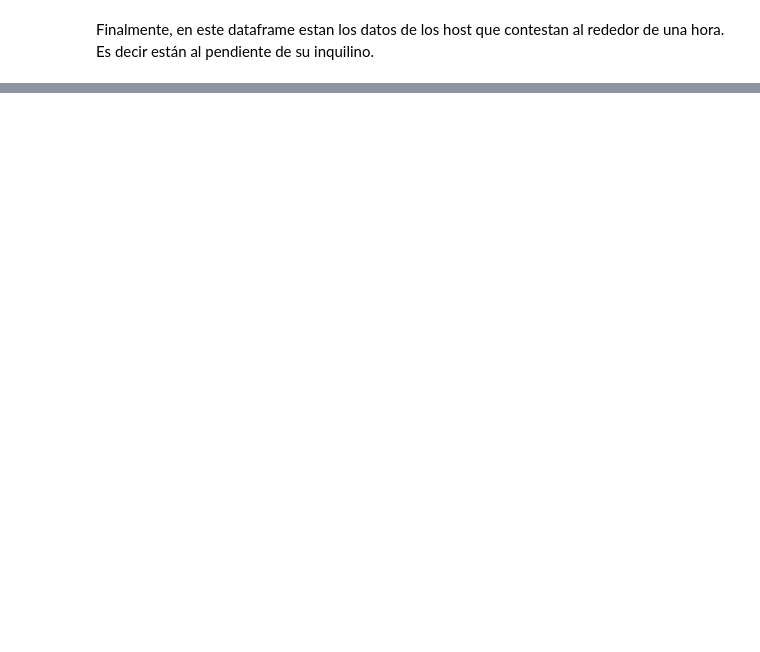
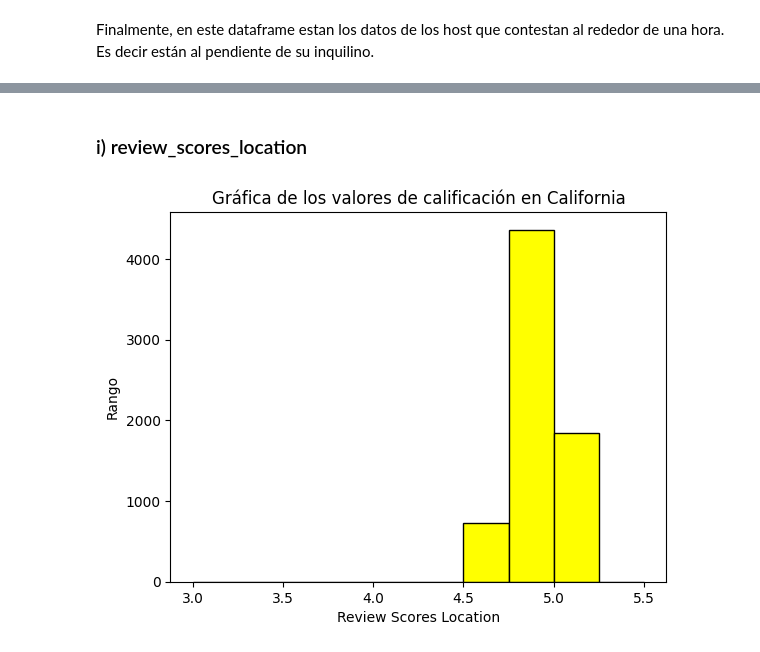
Before and after one commit to nataliaovandof/Evaluacion, a Jupyter notebook: Evaluacion.ipynb, the cells around one changed output, grey strips where cells are left out. Drawn from its saved outputs; the diff is of its cells as text; code cells hidden in the pictures; blank space fills up the shorter version.

```diff
--- a/Evaluacion.ipynb
+++ b/Evaluacion.ipynb
@@ -1630,0 +644,14 @@ files.download("jGir.csv")
+# %% [markdown]
+### i) review_scores_location
+# %%
+scores = california['review_scores_location']
+range = [3,3.5,3.75,4,4.25,4.5,4.75,5,5.25,5.5]
+plt.hist(scores, bins=range, edgecolor='black', color = 'yellow')
+
+plt.xlabel('Review Scores Location')
+plt.ylabel('Rango')
+plt.title('Gráfica de los valores de calificación en California')
+
+plt.show()
+# %% [output]
+[figure, added]
```
Also changed, not shown: parts of 112 cells of this notebook.
